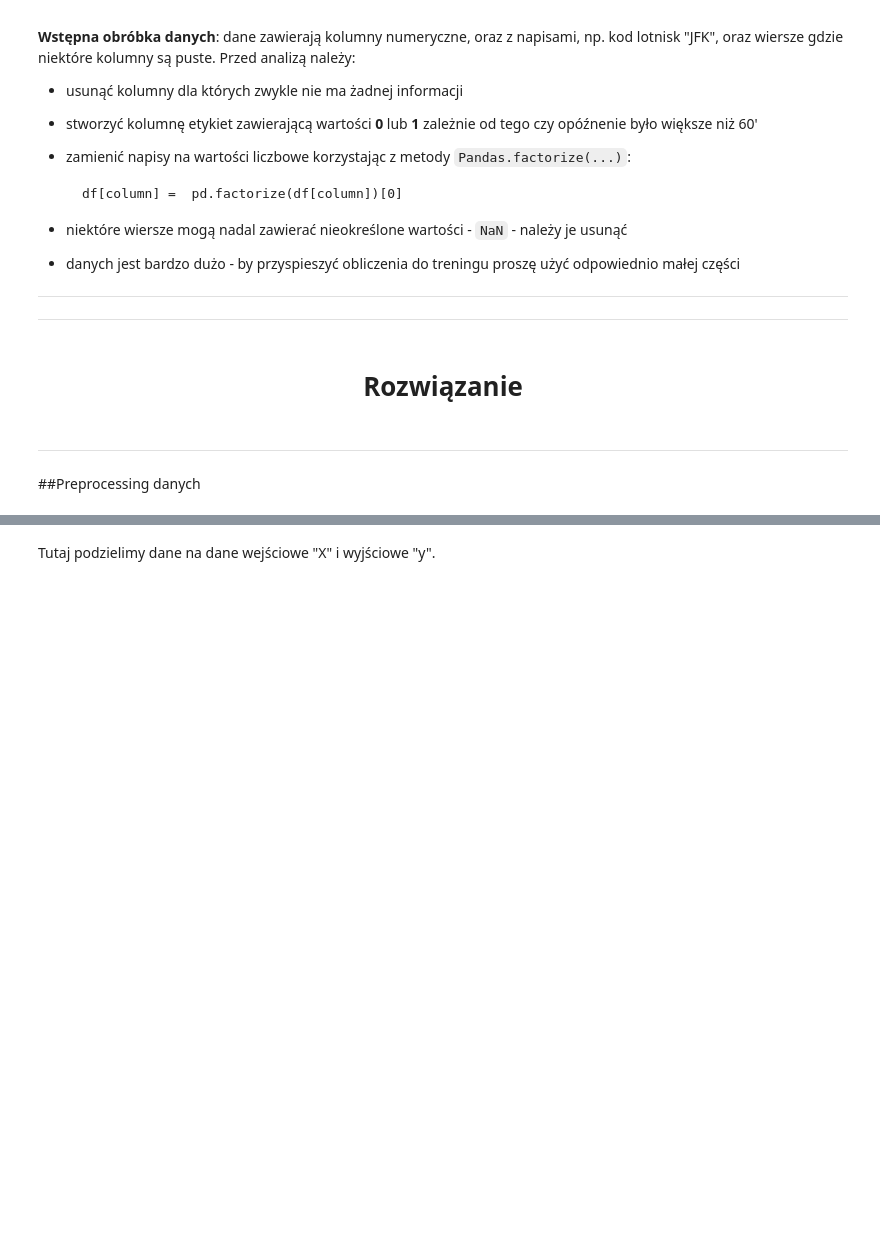
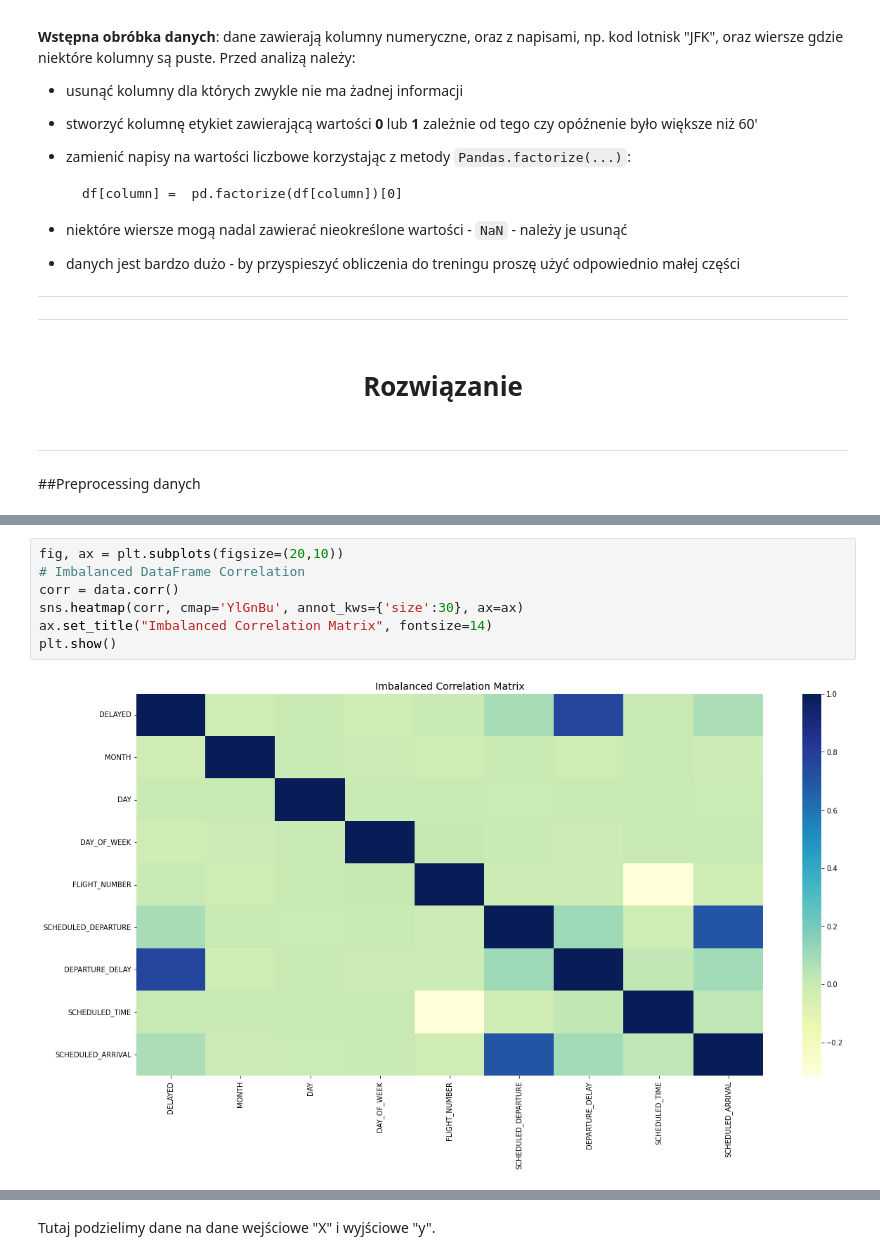
Before and after one commit to K4cp3rski/ML_FUW, a Jupyter notebook: Cybinski_01_zadanie_domowe.ipynb, the cells around one changed output, grey strips where cells are left out. Drawn from its saved outputs; the diff is of its cells as text; blank space fills up the shorter version.

```diff
--- a/Cybinski_01_zadanie_domowe.ipynb
+++ b/Cybinski_01_zadanie_domowe.ipynb
@@ -197,0 +206,9 @@ data
+# %%
+fig, ax = plt.subplots(figsize=(20,10))
+# Imbalanced DataFrame Correlation
+corr = data.corr()
+sns.heatmap(corr, cmap='YlGnBu', annot_kws={'size':30}, ax=ax)
+ax.set_title("Imbalanced Correlation Matrix", fontsize=14)
+plt.show()
+# %% [output]
+[figure, added]
```
Also changed, not shown: parts of 64 cells of this notebook.
